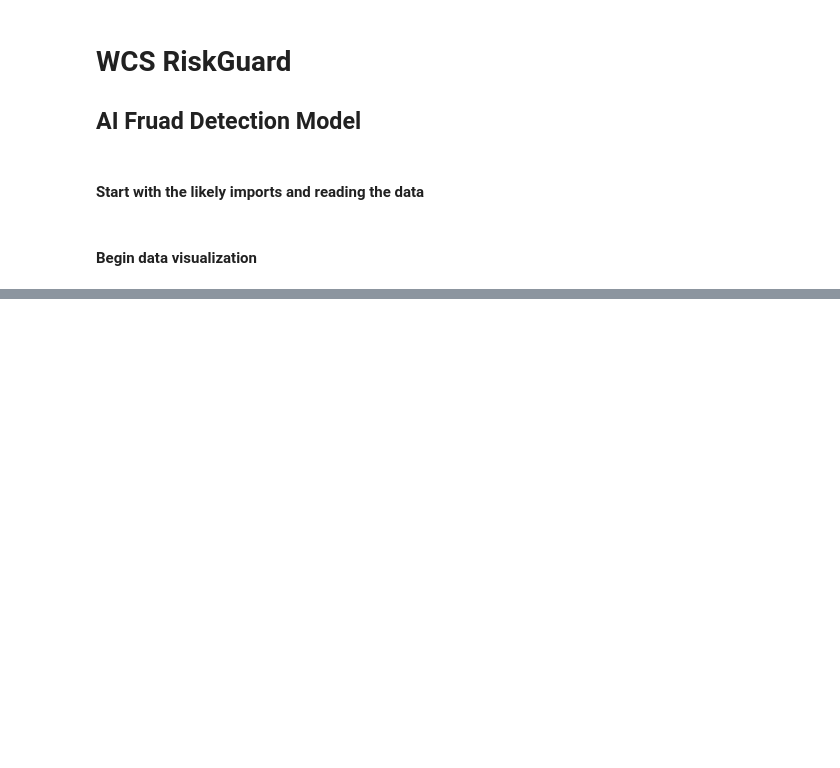
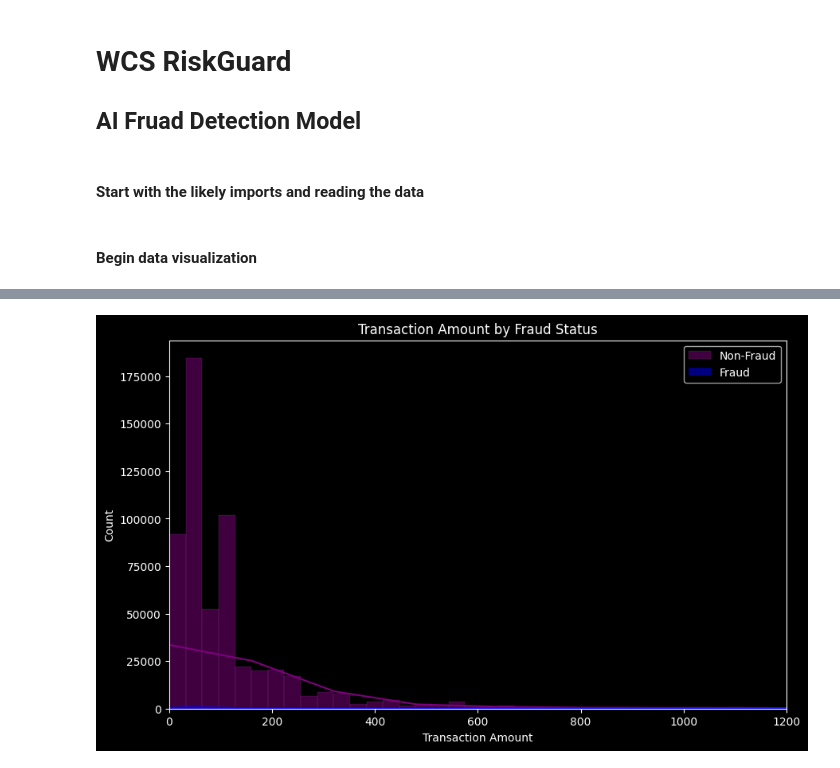
Before and after one commit to EJO72/RiskGuard, a Jupyter notebook: ModelNotebook.ipynb, the cells around one changed output, grey strips where cells are left out. Drawn from its saved outputs; the diff is of its cells as text; code cells hidden in the pictures; blank space fills up the shorter version.

```diff
--- a/ModelNotebook.ipynb
+++ b/ModelNotebook.ipynb
@@ -46,0 +57,14 @@ Train Data Overview:
+# %%
+# Transaction Amount Analysis
+plt.figure(figsize=(10, 6))
+sns.histplot(train_data[train_data['isFraud'] == 0]['TransactionAmt'], bins=1000, color='purple', label='Non-Fraud', kde=True)
+sns.histplot(train_data[train_data['isFraud'] == 1]['TransactionAmt'], bins=1000, color='blue', label='Fraud', kde=True)
+plt.title("Transaction Amount by Fraud Status", color='white')
+plt.xlabel("Transaction Amount", color='white')
+plt.xlim(0,1200)
+plt.legend()
+plt.show()
+
+#FIXME Make it easier to see fruad data
+# %% [output]
+[figure, added]
```
Also changed, not shown: parts of 3 cells of this notebook, 2 other files.
